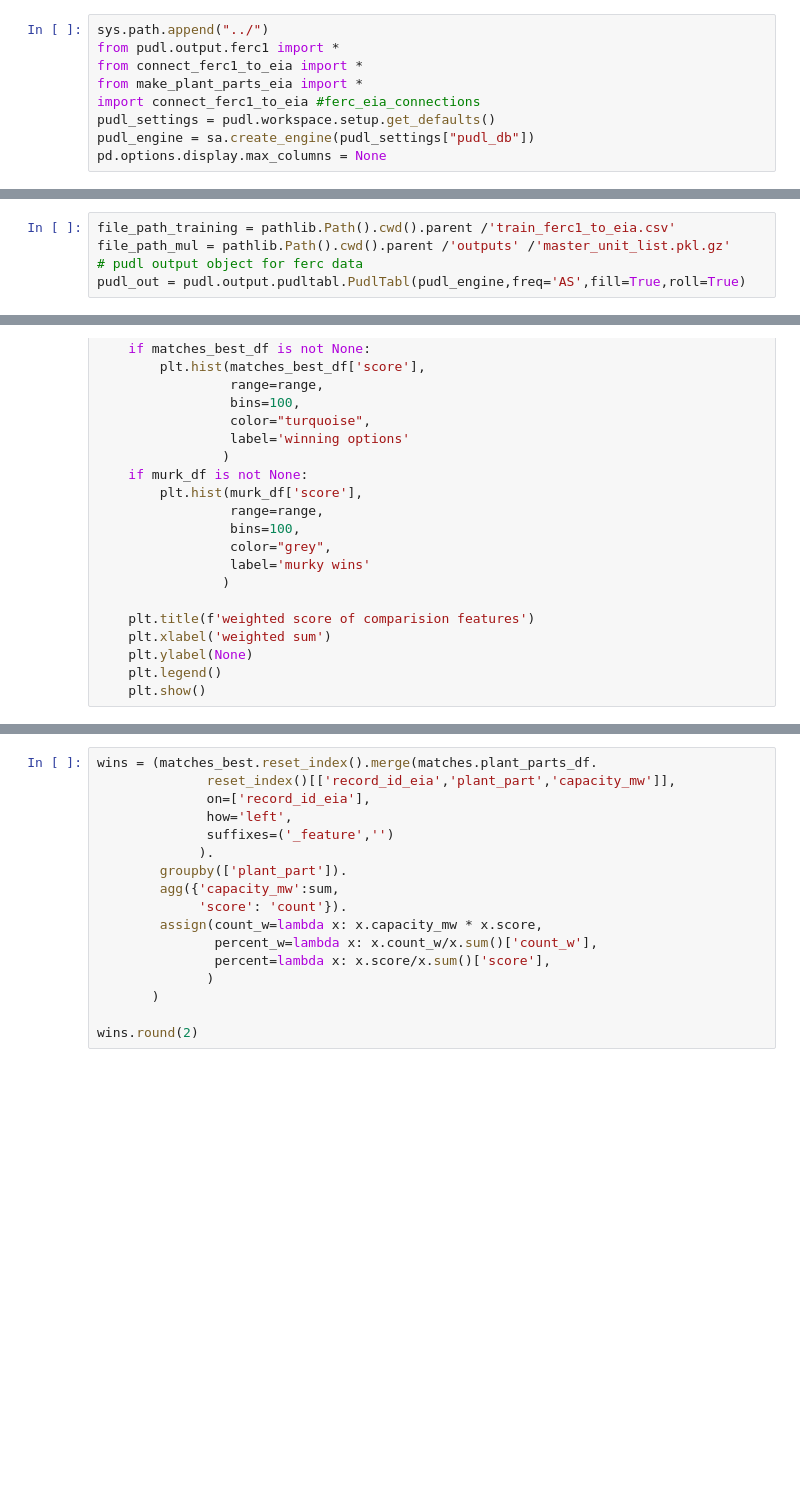
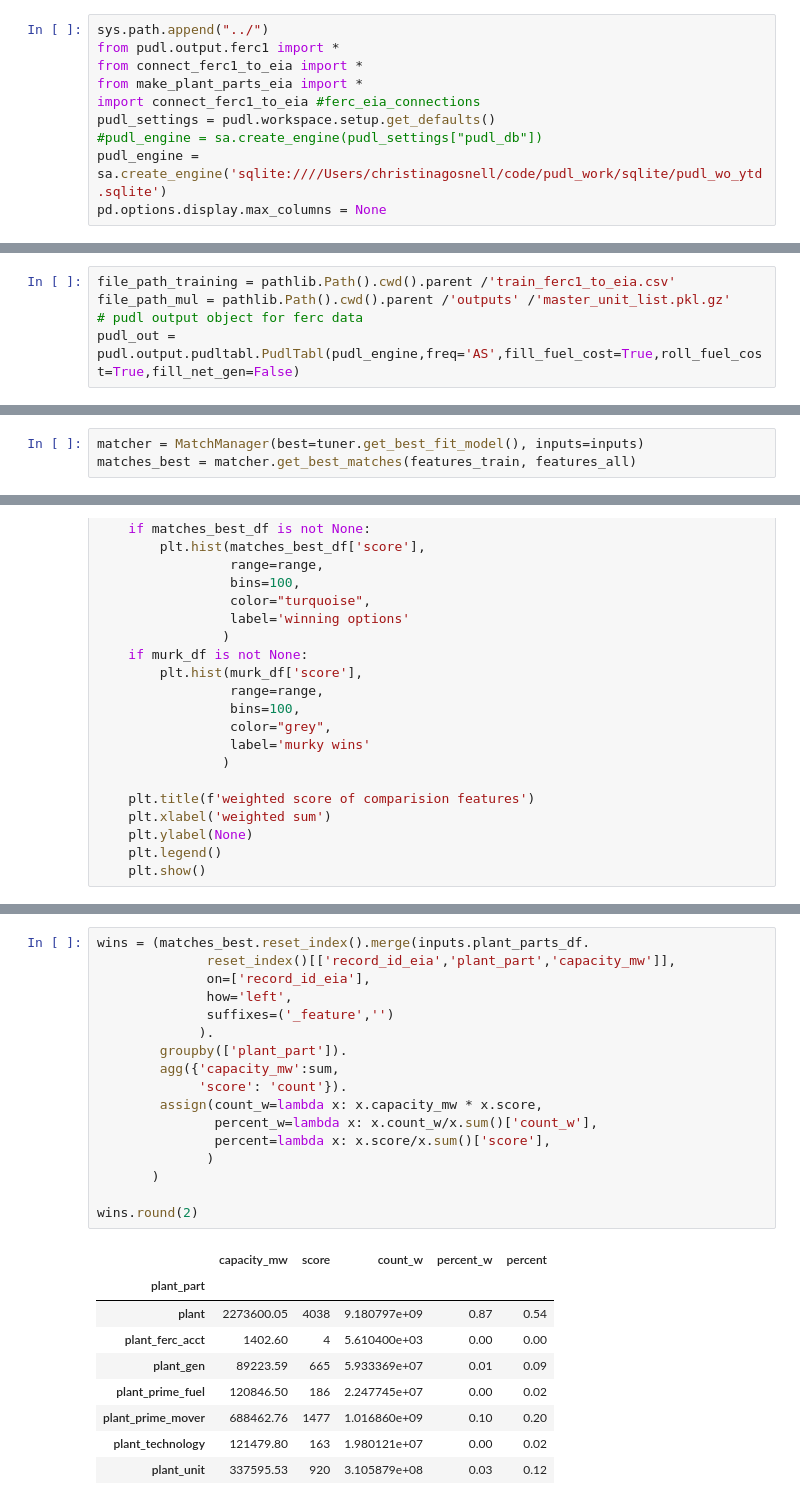
Before and after one commit to catalyst-cooperative/rmi-ferc1-eia, a Jupyter notebook: notebooks/connect_ferc1_to_eia.ipynb, the cells around one changed output, grey strips where cells are left out. Saved outputs shown, nothing was run; the diff lists cells and outputs as text; blank space fills up the shorter version.

```diff
--- a/notebooks/connect_ferc1_to_eia.ipynb
+++ b/notebooks/connect_ferc1_to_eia.ipynb
@@ -60,7 +50,8 @@ from connect_ferc1_to_eia import *
 from make_plant_parts_eia import *
 import connect_ferc1_to_eia #ferc_eia_connections
 pudl_settings = pudl.workspace.setup.get_defaults()
-pudl_engine = sa.create_engine(pudl_settings["pudl_db"])
+#pudl_engine = sa.create_engine(pudl_settings["pudl_db"])
+pudl_engine = sa.create_engine('sqlite:////Users/christinagosnell/code/pudl_work/sqlite/pudl_wo_ytd.sqlite')
 pd.options.display.max_columns = None
 # %% [markdown]
 ### Pull in data (EIA, FERC and training)
@@ -68,7 +59,7 @@ pd.options.display.max_columns = None
 file_path_training = pathlib.Path().cwd().parent /'train_ferc1_to_eia.csv'
 file_path_mul = pathlib.Path().cwd().parent /'outputs' /'master_unit_list.pkl.gz'
 # pudl output object for ferc data
-pudl_out = pudl.output.pudltabl.PudlTabl(pudl_engine,freq='AS',fill=True,roll=True)
+pudl_out = pudl.output.pudltabl.PudlTabl(pudl_engine,freq='AS',fill_fuel_cost=True,roll_fuel_cost=True,fill_net_gen=False)
 # %%
 inputs = InputManager(file_path_training, file_path_mul, pudl_out)
 features_all = (Features(feature_type='all', inputs=inputs)
@@ -81,0 +92,3 @@ matches_best = matcher.get_best_matches(features_train, features_all)
+# %%
+matcher = MatchManager(best=tuner.get_best_fit_model(), inputs=inputs)
+matches_best = matcher.get_best_matches(features_train, features_all)
@@ -151,17 +233,27 @@ plot_all_hist(matcher.calc_match_stats(features_all),
 # %%
-wins = (matches_best.reset_index().merge(matches.plant_parts_df.
+wins = (matches_best.reset_index().merge(inputs.plant_parts_df.
               reset_index()[['record_id_eia','plant_part','capacity_mw']],
               on=['record_id_eia'],
               how='left',
               suffixes=('_feature','')
              ).
         groupby(['plant_part']).
         agg({'capacity_mw':sum,
              'score': 'count'}).
         assign(count_w=lambda x: x.capacity_mw * x.score,
                percent_w=lambda x: x.count_w/x.sum()['count_w'],
                percent=lambda x: x.score/x.sum()['score'],
               )
        )
 
 wins.round(2)
+# %% [output]
+|  | capacity_mw | score | count_w | percent_w | percent |
+| plant_part |  |  |  |  |  |
+| plant | 2273600.05 | 4038 | 9.180797e+09 | 0.87 | 0.54 |
+| plant_ferc_acct | 1402.60 | 4 | 5.610400e+03 | 0.00 | 0.00 |
+| plant_gen | 89223.59 | 665 | 5.933369e+07 | 0.01 | 0.09 |
+| plant_prime_fuel | 120846.50 | 186 | 2.247745e+07 | 0.00 | 0.02 |
+| plant_prime_mover | 688462.76 | 1477 | 1.016860e+09 | 0.10 | 0.20 |
+| plant_technology | 121479.80 | 163 | 1.980121e+07 | 0.00 | 0.02 |
+| plant_unit | 337595.53 | 920 | 3.105879e+08 | 0.03 | 0.12 |
```
Also changed, not shown: parts of 10 cells of this notebook, 13 other files.
